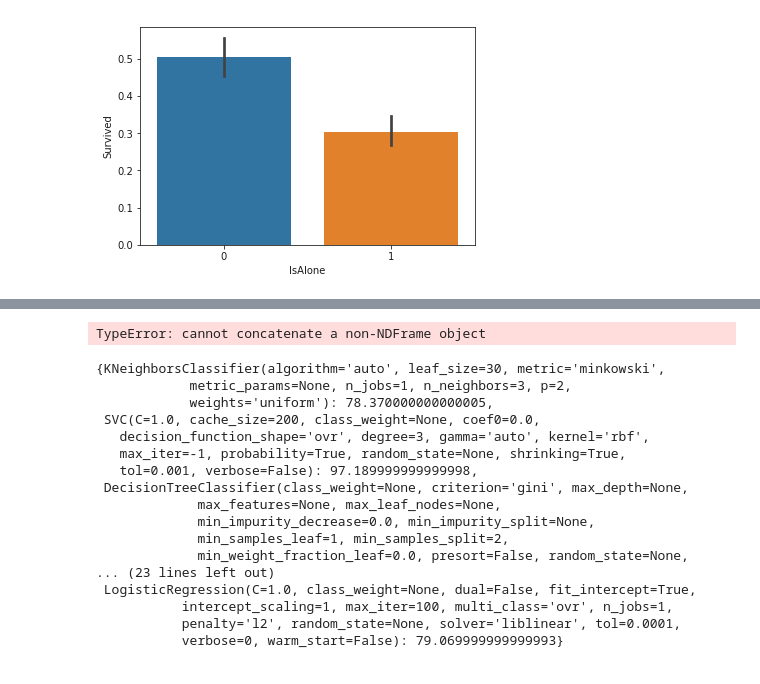
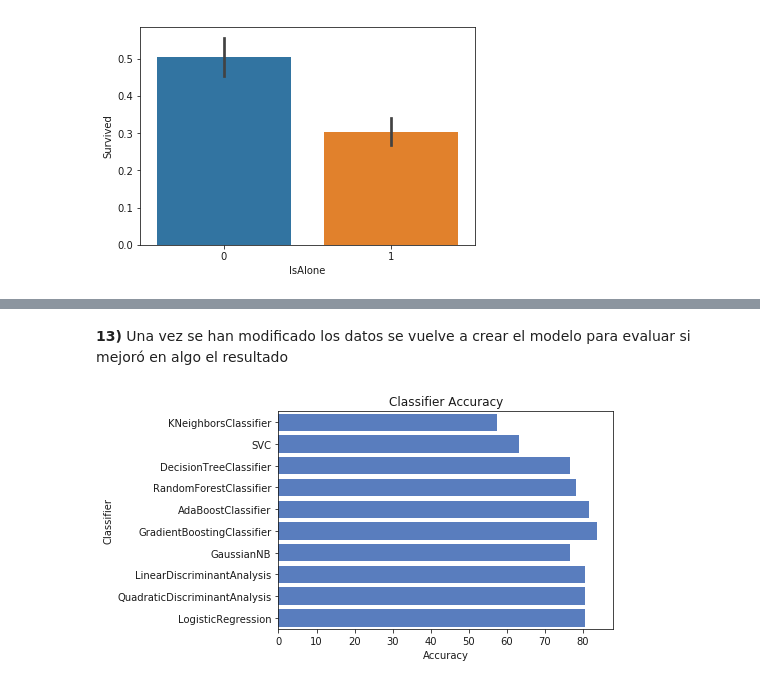
Before and after one commit to nvalencia/Herramientas-Computacionales-IMEC3602, a Jupyter notebook: Proyecto/Titanic_the project.ipynb, the cells around one changed output, grey strips where cells are left out. Drawn from its saved outputs; the diff is of its cells as text; code cells hidden in the pictures.

```diff
--- a/Proyecto/Titanic_the project.ipynb
+++ b/Proyecto/Titanic_the project.ipynb
@@ -357,0 +346,3 @@ drop_features2(data_train)
+# %%
+data_train2 = drop_features2(data_train)
+data_train2.head()
@@ -358,55 +356,39 @@ drop_features2(data_train)
+# %%
+X_all2 = data_train2.drop(['Survived', 'PassengerId'], axis=1)
+y_all2 = data_train2['Survived']
+num_test = 0.20
+X_train2, X_test2, y_train2, y_test2 = train_test_split(X_all2, y_all2, test_size=num_test)
+# %% [markdown]
+**13)** Una vez se han modificado los datos se vuelve a crear el modelo para evaluar si mejoró en algo el resultado
 # %%
 log_cols = ["Classifier", "Accuracy"]
-log  = pd.DataFrame(columns=log_cols)
+log2  = pd.DataFrame(columns=log_cols)
 
 acc_dict2 = {}
-#precision=['Classifier':[],'precision':[]]
-pdf=pd.DataFrame(columns=['Classifier','Precision'])
+
 
 #Se realiza ajuste y predicción para cada método
 for clf in classifiers:
     name = clf.__class__.__name__
-    clf.fit(X_train, y_train)
-    train_predictions = clf.predict(X_test)
-    acc = accuracy_score(y_test, train_predictions)
+    clf.fit(X_train2, y_train2)
+    train_predictions2 = clf.predict(X_test2)
+    acc = accuracy_score(y_test2, train_predictions2)
     if name in acc_dict2:
         acc_dict2[name] += acc
     else:
         acc_dict2[name] = acc
-    score=round(clf.score(X_train,y_train)*100,2)
-    pdf.Classifier.append(name)
-    pdf.Precision.append(score)
+
 
 # Graficación de resultados
 for clf in acc_dict2:
     acc_dict2[clf] = acc_dict2[clf]*100
     log_entry = pd.DataFrame([[clf, acc_dict2[clf]]], columns=log_cols)
-    log = log.append(log_entry)
-pdf
+    log2 = log2.append(log_entry)
+
 plt.xlabel('Accuracy')
 plt.title('Classifier Accuracy')
 
 sns.set_color_codes("muted")
-sns.barplot(x='Accuracy', y='Classifier', data=log, color="b");
+sns.barplot(x='Accuracy', y='Classifier', data=log2, color="b");
 # %% [output]
-TypeError: cannot concatenate a non-NDFrame object
+[figure, added]
-# %%
-precision
-# %% [output]
-{KNeighborsClassifier(algorithm='auto', leaf_size=30, metric='minkowski',
-            metric_params=None, n_jobs=1, n_neighbors=3, p=2,
-            weights='uniform'): 78.370000000000005,
- SVC(C=1.0, cache_size=200, class_weight=None, coef0=0.0,
-   decision_function_shape='ovr', degree=3, gamma='auto', kernel='rbf',
-   max_iter=-1, probability=True, random_state=None, shrinking=True,
-   tol=0.001, verbose=False): 97.189999999999998,
- DecisionTreeClassifier(class_weight=None, criterion='gini', max_depth=None,
-             max_features=None, max_leaf_nodes=None,
-             min_impurity_decrease=0.0, min_impurity_split=None,
-             min_samples_leaf=1, min_samples_split=2,
-             min_weight_fraction_leaf=0.0, presort=False, random_state=None,
-... (23 lines left out)
- LogisticRegression(C=1.0, class_weight=None, dual=False, fit_intercept=True,
-           intercept_scaling=1, max_iter=100, multi_class='ovr', n_jobs=1,
-           penalty='l2', random_state=None, solver='liblinear', tol=0.0001,
-           verbose=0, warm_start=False): 79.069999999999993}
```
Also changed, not shown: parts of 80 cells of this notebook, 6 other files.
